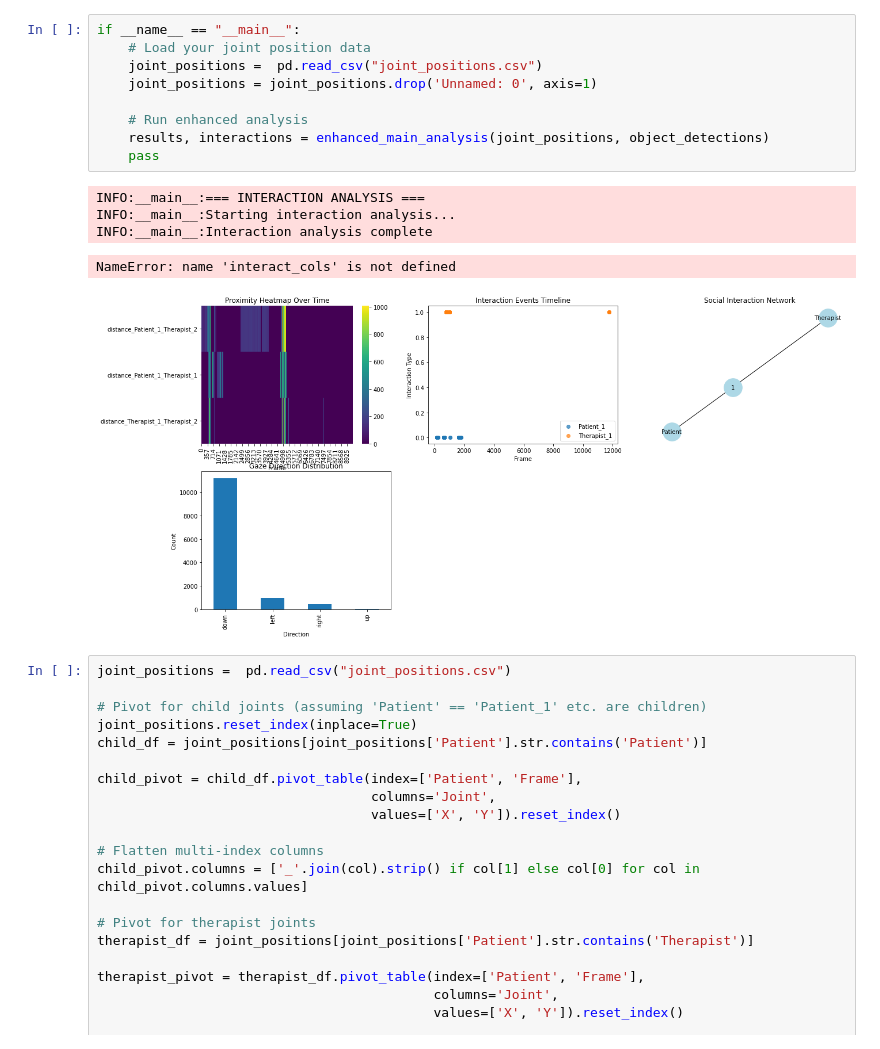
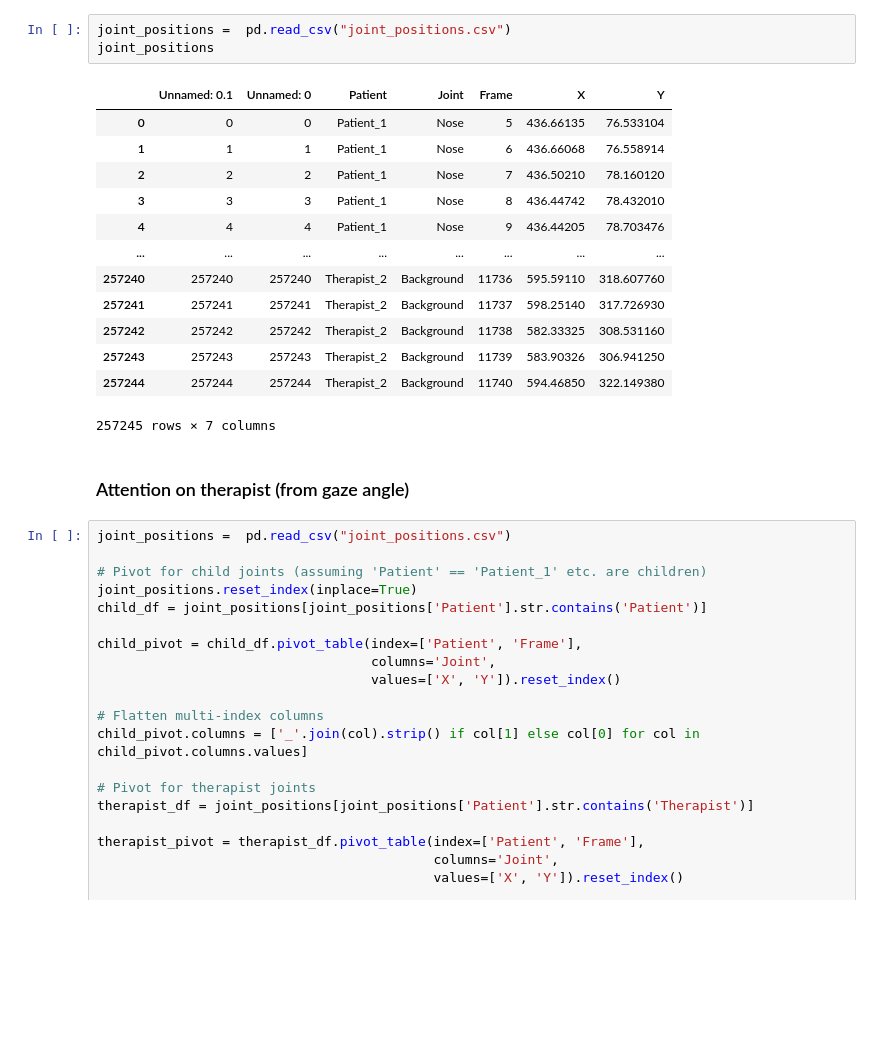
Before and after one commit to LiubovRev/sense_project, a Jupyter notebook: pose_classification/interaction_analysis.ipynb, the cells around one changed output. Cells and saved outputs as stored; diff of their text form; blank space fills up the shorter version.

```diff
--- a/pose_classification/interaction_analysis.ipynb
+++ b/pose_classification/interaction_analysis.ipynb
@@ -1465,18 +30,22 @@ class EnhancedPoseClassifier(EnhancedPoseClassifier):
-# %%
-if __name__ == "__main__":
-    # Load your joint position data
-    joint_positions =  pd.read_csv("joint_positions.csv")
-    joint_positions = joint_positions.drop('Unnamed: 0', axis=1)
-
-    # Run enhanced analysis
-    results, interactions = enhanced_main_analysis(joint_positions, object_detections)
-    pass
-# %% [output]
-INFO:__main__:=== INTERACTION ANALYSIS ===
-INFO:__main__:Starting interaction analysis...
-INFO:__main__:Interaction analysis complete
-NameError: name 'interact_cols' is not defined
-[figure, removed]
+# %%
+joint_positions =  pd.read_csv("joint_positions.csv")
+joint_positions
+# %% [output]
+|  | Unnamed: 0.1 | Unnamed: 0 | Patient | Joint | Frame | X | Y |
+| 0 | 0 | 0 | Patient_1 | Nose | 5 | 436.66135 | 76.533104 |
+| 1 | 1 | 1 | Patient_1 | Nose | 6 | 436.66068 | 76.558914 |
+| 2 | 2 | 2 | Patient_1 | Nose | 7 | 436.50210 | 78.160120 |
+| 3 | 3 | 3 | Patient_1 | Nose | 8 | 436.44742 | 78.432010 |
+| 4 | 4 | 4 | Patient_1 | Nose | 9 | 436.44205 | 78.703476 |
+| ... | ... | ... | ... | ... | ... | ... | ... |
+| 257240 | 257240 | 257240 | Therapist_2 | Background | 11736 | 595.59110 | 318.607760 |
+| 257241 | 257241 | 257241 | Therapist_2 | Background | 11737 | 598.25140 | 317.726930 |
+| 257242 | 257242 | 257242 | Therapist_2 | Background | 11738 | 582.33325 | 308.531160 |
+| 257243 | 257243 | 257243 | Therapist_2 | Background | 11739 | 583.90326 | 306.941250 |
+| 257244 | 257244 | 257244 | Therapist_2 | Background | 11740 | 594.46850 | 322.149380 |
+257245 rows × 7 columns
+# %% [markdown]
+### Attention on therapist (from gaze angle)
 # %%
 joint_positions =  pd.read_csv("joint_positions.csv")
 
```
Also changed, not shown: parts of 9 cells of this notebook.
